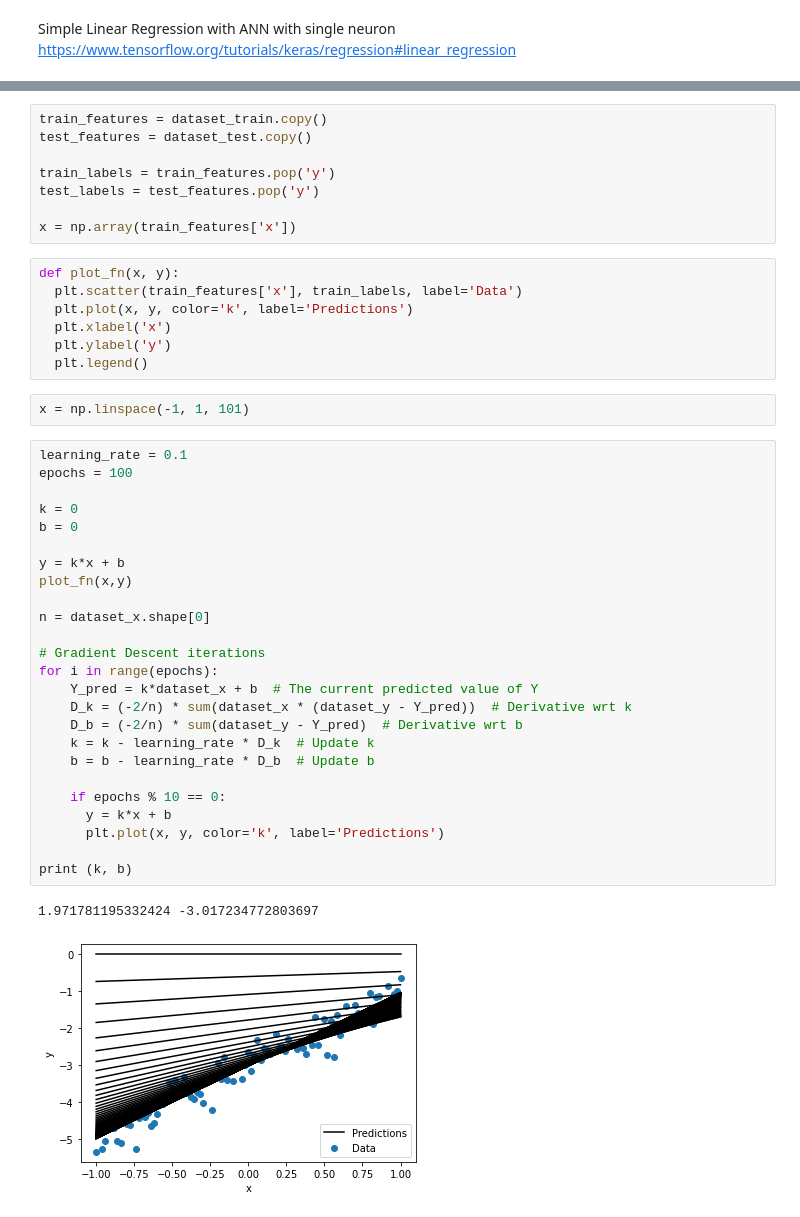
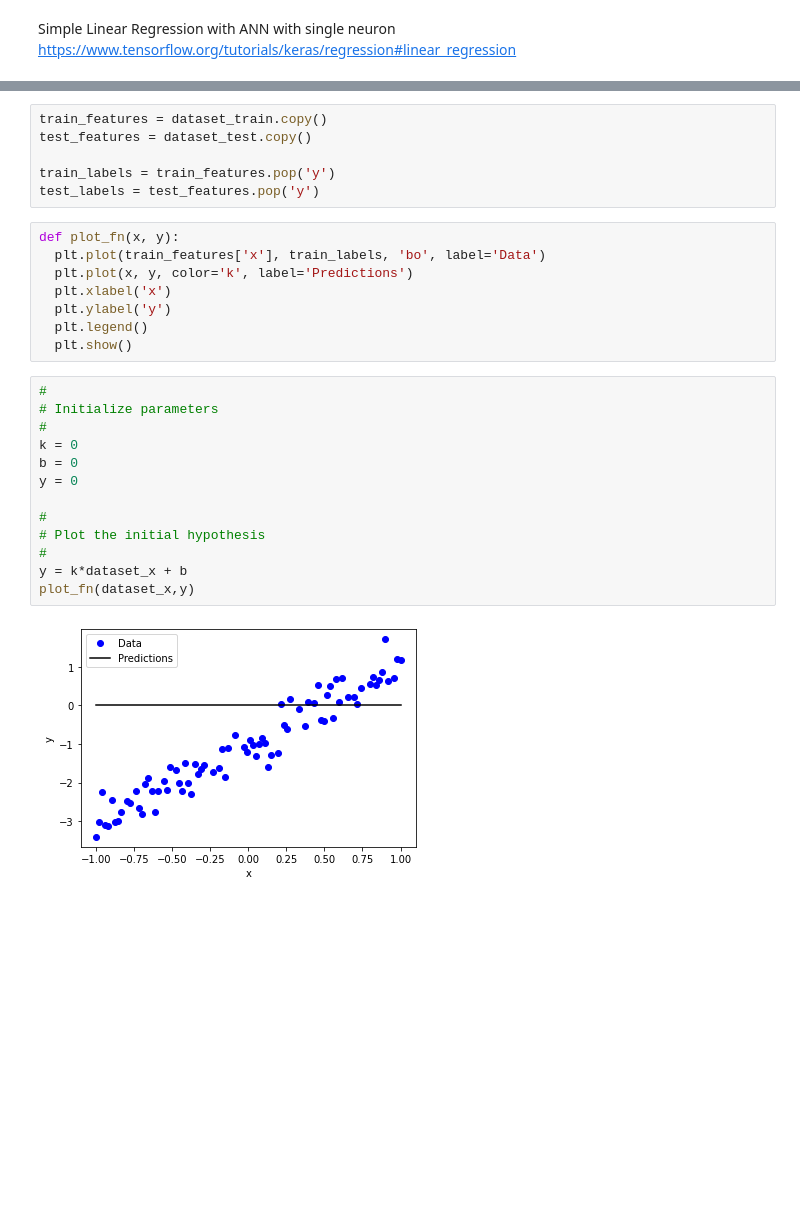
Before and after one commit to BojanKomazec/tensorflow-demo-notebooks, a Jupyter notebook: Simple_linear_regression_with_gradient_descent.ipynb, the cells around one changed output, grey strips where cells are left out. Saved outputs shown, nothing was run; the diff lists cells and outputs as text; blank space fills up the shorter version.

```diff
--- a/Simple_linear_regression_with_gradient_descent.ipynb
+++ b/Simple_linear_regression_with_gradient_descent.ipynb
@@ -45,42 +57,26 @@ test_features = dataset_test.copy()
 
 train_labels = train_features.pop('y')
 test_labels = test_features.pop('y')
-
-x = np.array(train_features['x'])
 # %%
 def plot_fn(x, y):
-  plt.scatter(train_features['x'], train_labels, label='Data')
+  plt.plot(train_features['x'], train_labels, 'bo', label='Data')
   plt.plot(x, y, color='k', label='Predictions')
   plt.xlabel('x')
   plt.ylabel('y')
   plt.legend()
+  plt.show()
-# %%
-x = np.linspace(-1, 1, 101)
-# %%
-learning_rate = 0.1
-epochs = 100
-
-k = 0
-b = 0
-
-y = k*x + b
-plot_fn(x,y)
-
-n = dataset_x.shape[0]
-
-# Gradient Descent iterations
-for i in range(epochs):
-    Y_pred = k*dataset_x + b  # The current predicted value of Y
-    D_k = (-2/n) * sum(dataset_x * (dataset_y - Y_pred))  # Derivative wrt k
-    D_b = (-2/n) * sum(dataset_y - Y_pred)  # Derivative wrt b
-    k = k - learning_rate * D_k  # Update k
-    b = b - learning_rate * D_b  # Update b
-
-    if epochs % 10 == 0:
-      y = k*x + b
-      plt.plot(x, y, color='k', label='Predictions')
-
-print (k, b)
-# %% [output]
-1.971781195332424 -3.017234772803697
-[figure, removed]
+# %%
+#
+# Initialize parameters
+#
+k = 0
+b = 0
+y = 0
+
+#
+# Plot the initial hypothesis
+#
+y = k*dataset_x + b
+plot_fn(dataset_x,y)
+# %% [output]
+[figure, added]
```
Also changed, not shown: parts of 8 cells of this notebook.
